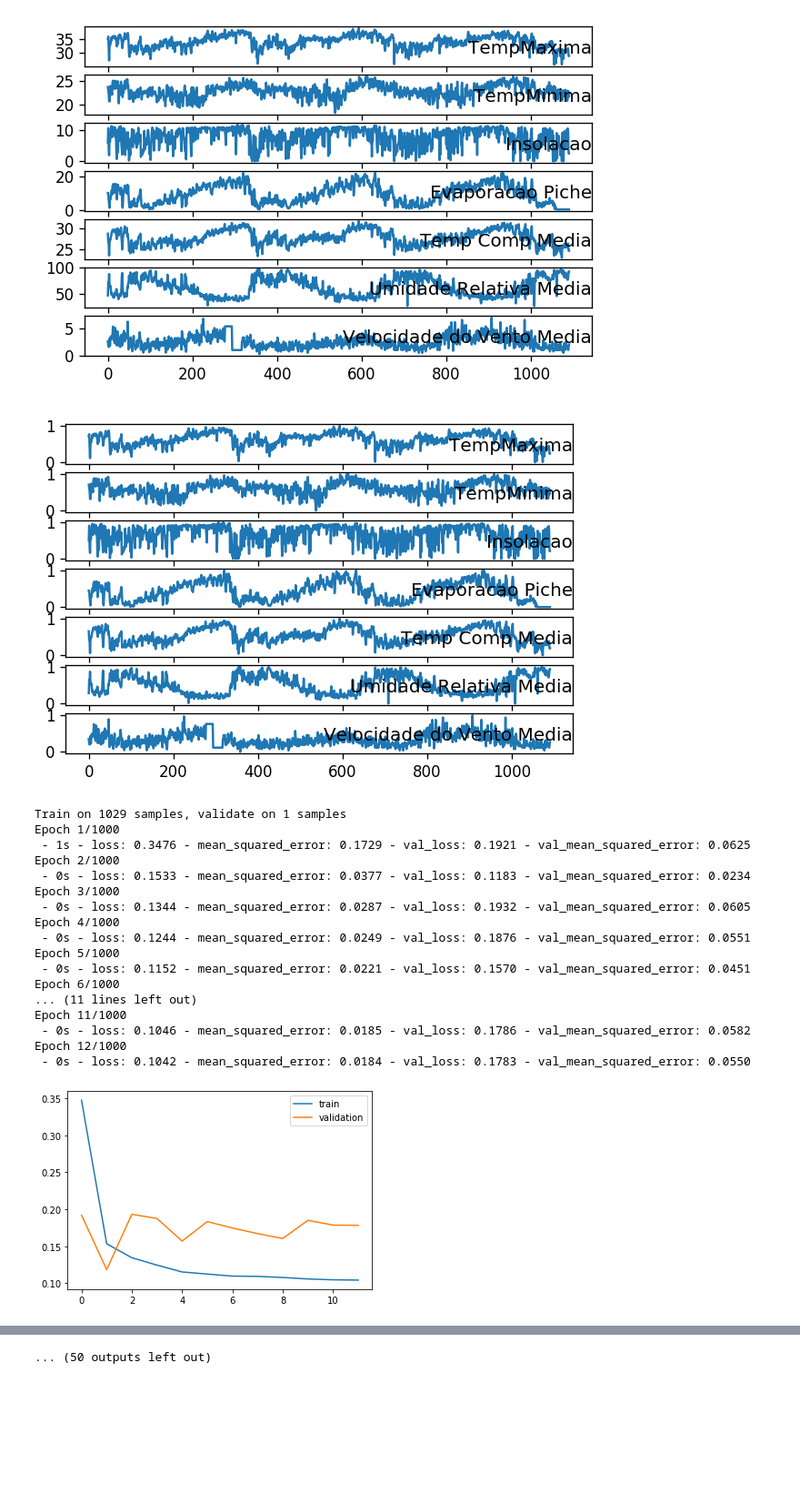
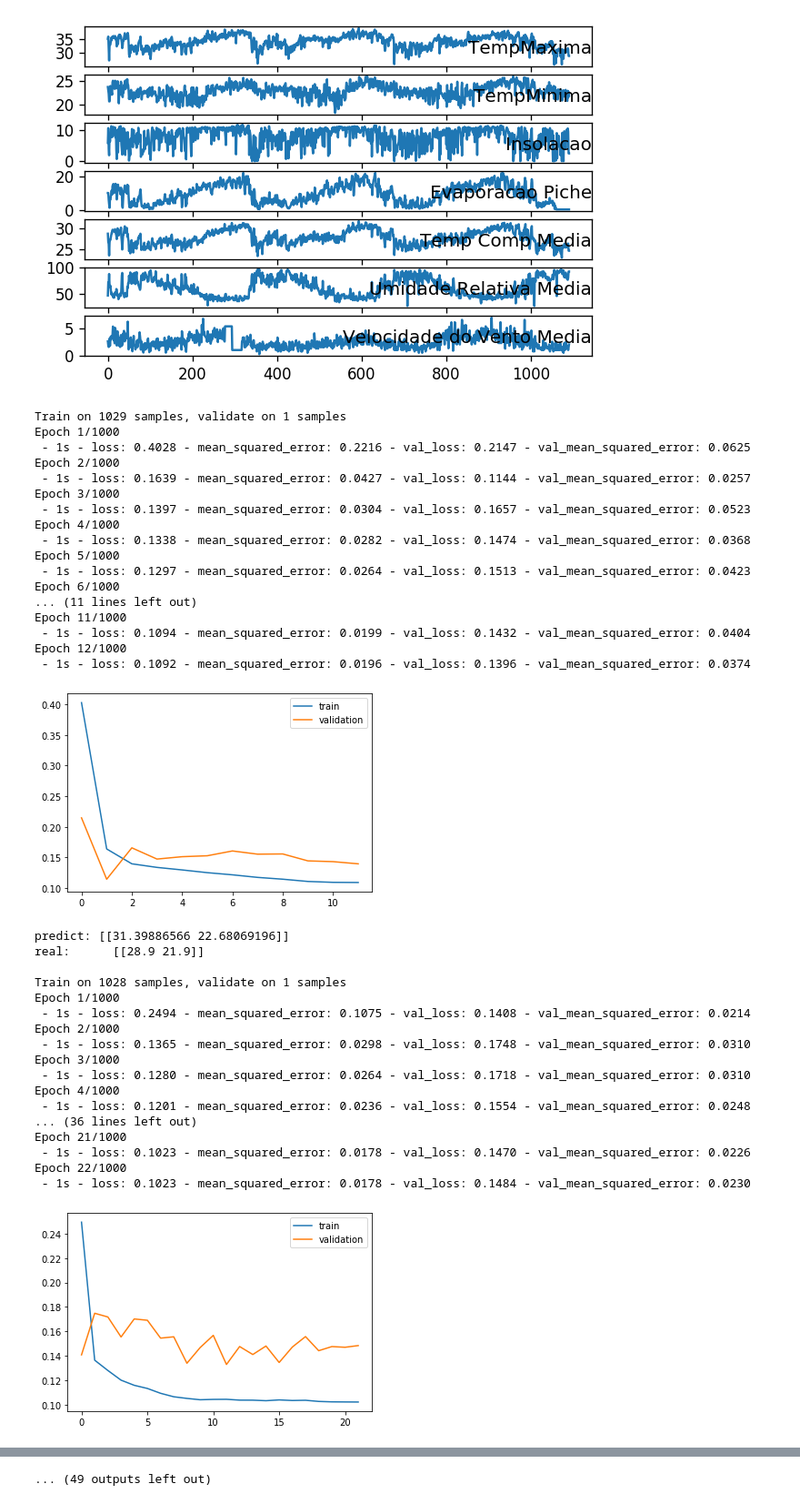
Before and after one commit to icaromourao/Multivariate-Time-Series-Forecasting, a Jupyter notebook: notebooks/testes/Forecast(minmax-WP).ipynb, the cells around one changed output, grey strips where cells are left out. Shown at 91% size. Drawn from its saved outputs; the diff is of its cells as text; code cells hidden in the pictures; blank space fills up the shorter version.

```diff
--- a/notebooks/testes/Forecast(minmax-WP).ipynb
+++ b/notebooks/testes/Forecast(minmax-WP).ipynb
@@ -312,33 +324,51 @@ def metrics(y_hats, y_tests):
 # %%
 # to get index the last 30 days
 days_to_predict = list(dataset.index[-30:])
 
 min_max_scaler = preprocessing.MinMaxScaler()
 values_scaled = min_max_scaler.fit_transform(values)
 dataset_scaled = DataFrame(values_scaled)
 dataset_scaled.index = dataset.index
 dataset_scaled.columns = dataset.columns
 
-plot_columns(values_scaled)
-
+inicio = time.time()
 result = NCV(dataset_scaled, days_to_predict, min_max_scaler)
+fim = time.time()
+print('Train and validation time: {}\n'.format((fim - inicio)/60))
 # %% [output]
+Train on 1029 samples, validate on 1 samples
+Epoch 1/1000
+ - 1s - loss: 0.4028 - mean_squared_error: 0.2216 - val_loss: 0.2147 - val_mean_squared_error: 0.0625
+Epoch 2/1000
+ - 1s - loss: 0.1639 - mean_squared_error: 0.0427 - val_loss: 0.1144 - val_mean_squared_error: 0.0257
+Epoch 3/1000
+ - 1s - loss: 0.1397 - mean_squared_error: 0.0304 - val_loss: 0.1657 - val_mean_squared_error: 0.0523
+Epoch 4/1000
+ - 1s - loss: 0.1338 - mean_squared_error: 0.0282 - val_loss: 0.1474 - val_mean_squared_error: 0.0368
+Epoch 5/1000
+ - 1s - loss: 0.1297 - mean_squared_error: 0.0264 - val_loss: 0.1513 - val_mean_squared_error: 0.0423
+Epoch 6/1000
+... (11 lines left out)
+Epoch 11/1000
+ - 1s - loss: 0.1094 - mean_squared_error: 0.0199 - val_loss: 0.1432 - val_mean_squared_error: 0.0404
+Epoch 12/1000
+ - 1s - loss: 0.1092 - mean_squared_error: 0.0196 - val_loss: 0.1396 - val_mean_squared_error: 0.0374
-[figure, old version]
+[figure, new version]
-Train on 1029 samples, validate on 1 samples
-Epoch 1/1000
- - 1s - loss: 0.3476 - mean_squared_error: 0.1729 - val_loss: 0.1921 - val_mean_squared_error: 0.0625
-Epoch 2/1000
- - 0s - loss: 0.1533 - mean_squared_error: 0.0377 - val_loss: 0.1183 - val_mean_squared_error: 0.0234
-Epoch 3/1000
- - 0s - loss: 0.1344 - mean_squared_error: 0.0287 - val_loss: 0.1932 - val_mean_squared_error: 0.0605
-Epoch 4/1000
- - 0s - loss: 0.1244 - mean_squared_error: 0.0249 - val_loss: 0.1876 - val_mean_squared_error: 0.0551
-Epoch 5/1000
- - 0s - loss: 0.1152 - mean_squared_error: 0.0221 - val_loss: 0.1570 - val_mean_squared_error: 0.0451
-Epoch 6/1000
-... (11 lines left out)
-Epoch 11/1000
- - 0s - loss: 0.1046 - mean_squared_error: 0.0185 - val_loss: 0.1786 - val_mean_squared_error: 0.0582
-Epoch 12/1000
- - 0s - loss: 0.1042 - mean_squared_error: 0.0184 - val_loss: 0.1783 - val_mean_squared_error: 0.0550
+predict: [[31.39886566 22.68069196]]
+real:      [[28.9 21.9]]
+
+Train on 1028 samples, validate on 1 samples
+Epoch 1/1000
+ - 1s - loss: 0.2494 - mean_squared_error: 0.1075 - val_loss: 0.1408 - val_mean_squared_error: 0.0214
+Epoch 2/1000
+ - 1s - loss: 0.1365 - mean_squared_error: 0.0298 - val_loss: 0.1748 - val_mean_squared_error: 0.0310
+Epoch 3/1000
+ - 1s - loss: 0.1280 - mean_squared_error: 0.0264 - val_loss: 0.1718 - val_mean_squared_error: 0.0310
+Epoch 4/1000
+ - 1s - loss: 0.1201 - mean_squared_error: 0.0236 - val_loss: 0.1554 - val_mean_squared_error: 0.0248
+... (36 lines left out)
+Epoch 21/1000
+ - 1s - loss: 0.1023 - mean_squared_error: 0.0178 - val_loss: 0.1470 - val_mean_squared_error: 0.0226
+Epoch 22/1000
+ - 1s - loss: 0.1023 - mean_squared_error: 0.0178 - val_loss: 0.1484 - val_mean_squared_error: 0.0230
-[figure, old version]
+[figure, new version]
@@ -434,4 +447,4 @@ Epoch 12/1000
-... (50 outputs left out)
+... (49 outputs left out)
 # %%
 y_hats = result[0]
 y_tests = result[1]
```
Also changed, not shown: parts of 4 cells of this notebook, 12 other files.
